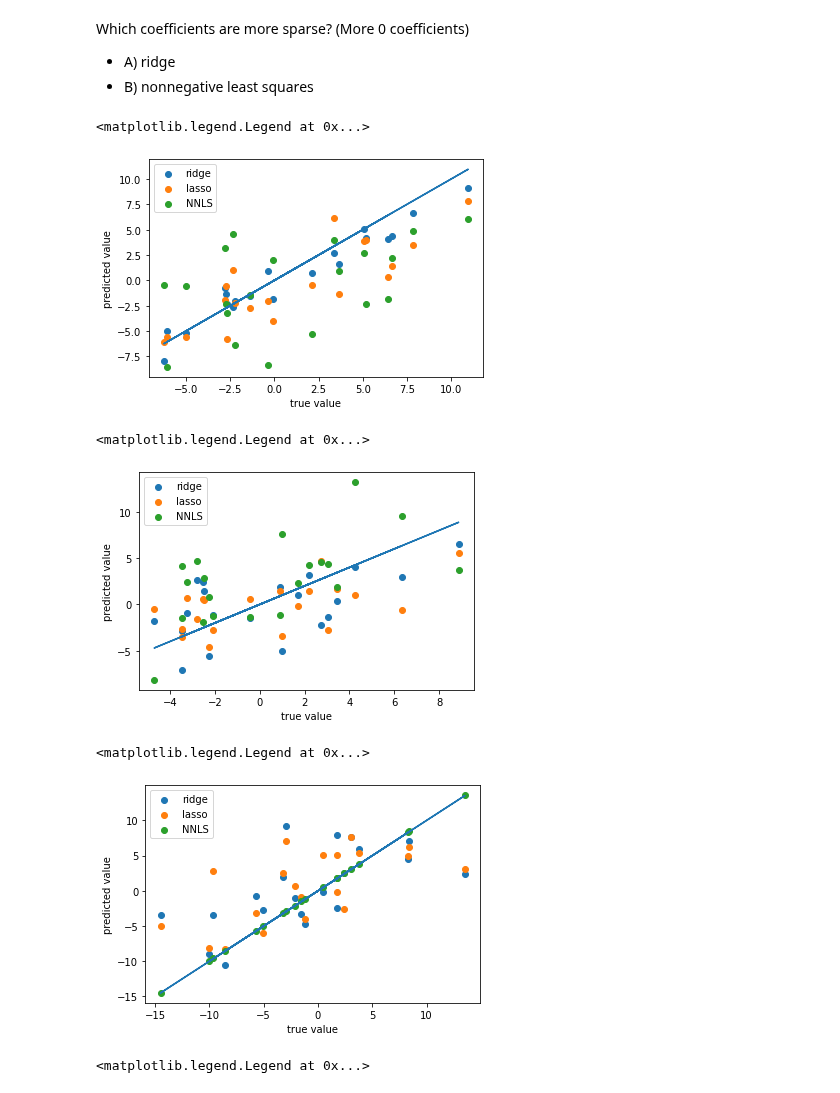
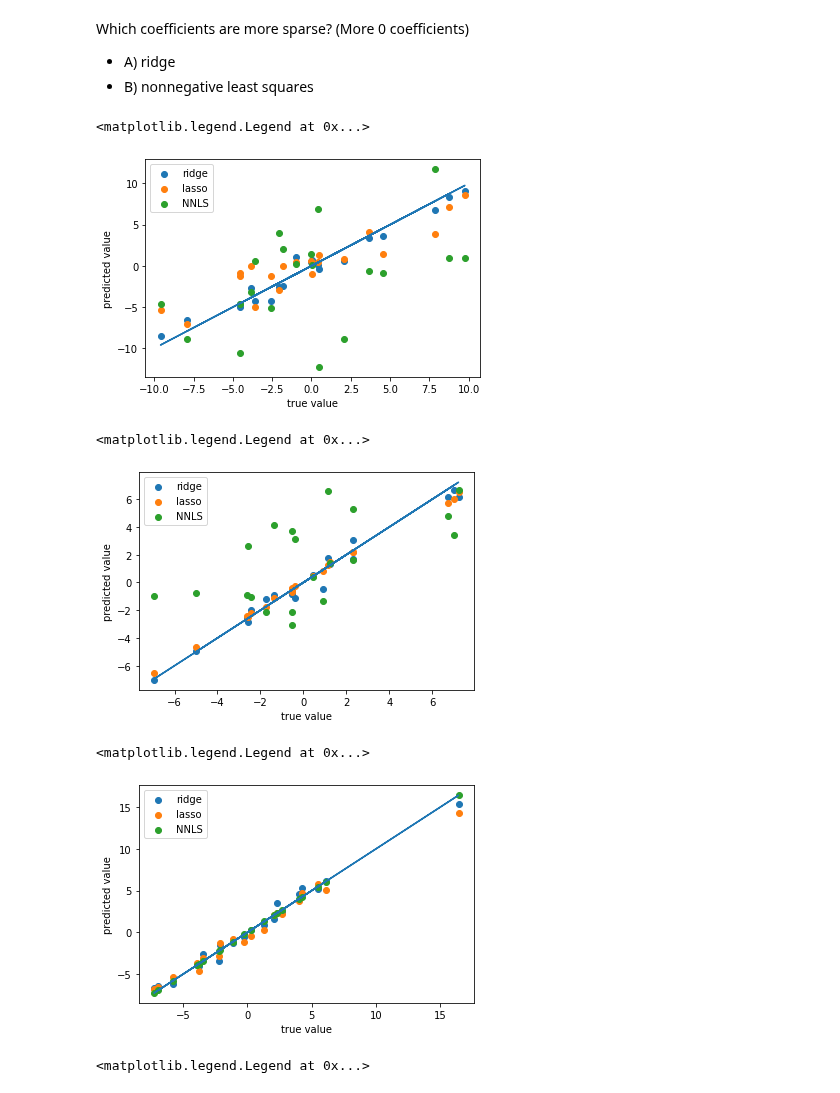
Before and after one commit to ORIE4741/demos, a Jupyter notebook: RegularizedRegression.ipynb, the cells around one changed output. Cells and saved outputs as stored; diff of their text form; code cells hidden in the pictures.

```diff
--- a/RegularizedRegression.ipynb
+++ b/RegularizedRegression.ipynb
@@ -180,24 +180,26 @@ Which coefficients are more sparse? (More 0 coefficients)
 * B) nonnegative least squares
 # %%
 # which fits data best?
+X,y = generate_data(30, w_randn)
 Xtest,ytest = generate_data(20,w_randn) # also try w_sparse and w_nonneg
 
 yhat_ridge = Ridge(alpha = alpha_ridge).fit(X,y).predict(Xtest)
 yhat_lasso = Lasso(alpha = alpha_lasso).fit(X,y).predict(Xtest)
 yhat_nonneg = LinearRegression(positive=True).fit(X,y).predict(Xtest)
 
 plt.plot(ytest,ytest)
 plt.scatter(ytest, yhat_ridge, label="ridge")
 plt.scatter(ytest, yhat_lasso, label="lasso")
 plt.scatter(ytest, yhat_nonneg, label="NNLS")
 plt.xlabel("true value")
 plt.ylabel("predicted value")
 plt.legend()
 # %% [output]
 <matplotlib.legend.Legend at 0x...>
-[figure, old version]
+[figure, new version]
 # %%
 # which fits data best?
+X,y = generate_data(30, w_sparse)
 Xtest,ytest = generate_data(20,w_sparse) # also try w_sparse and w_nonneg
 
 yhat_ridge = Ridge(alpha = alpha_ridge).fit(X,y).predict(Xtest)
@@ -213,9 +215,10 @@ plt.ylabel("predicted value")
 plt.legend()
 # %% [output]
 <matplotlib.legend.Legend at 0x...>
-[figure, old version]
+[figure, new version]
 # %%
 # which fits data best?
+X,y = generate_data(30, w_nonneg)
 Xtest,ytest = generate_data(20,w_nonneg) # also try w_sparse and w_nonneg
 
 yhat_ridge = Ridge(alpha = alpha_ridge).fit(X,y).predict(Xtest)
@@ -231,7 +234,7 @@ plt.ylabel("predicted value")
 plt.legend()
 # %% [output]
 <matplotlib.legend.Legend at 0x...>
-[figure, old version]
+[figure, new version]
 # %%
 # cross validate over regularization parameter alpha
 np.random.seed(6)
```
